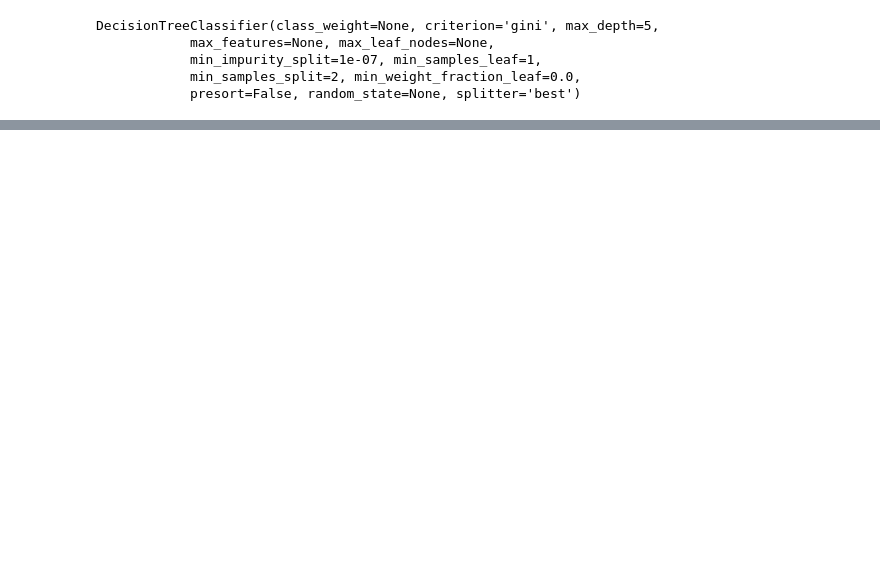
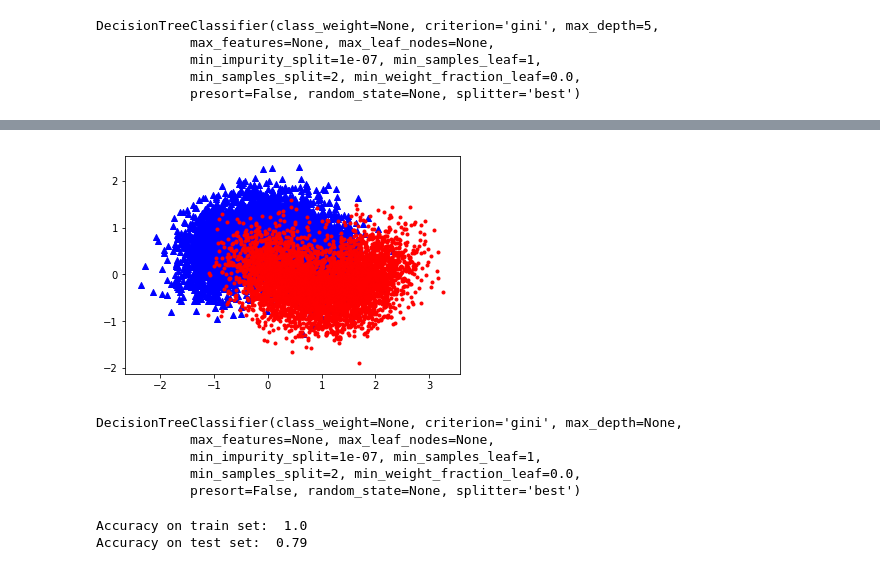
Before and after one commit to adamscarlat/hands-on-ML-with-Scikit-Learn-and-Tensorflow, a Jupyter notebook: JupyterNotebook/Decision Trees.ipynb, the cells around one changed output, grey strips where cells are left out. Saved outputs shown, nothing was run; the diff lists cells and outputs as text; code cells hidden in the pictures; blank space fills up the shorter version.

```diff
--- a/JupyterNotebook/Decision Trees.ipynb
+++ b/JupyterNotebook/Decision Trees.ipynb
@@ -68,0 +95,12 @@ plt.show()
+# %%
+#fine tuning a decision tree
+
+X, y = make_moons(n_samples=10000, noise=0.4)
+x0_0 = X[y == 0][:,0]; x1_0 = X[y == 0][:,1];
+x0_1 = X[y == 1][:,0]; x1_1 = X[y == 1][:,1]
+
+plt.scatter(x0_0, x1_0, marker='^', c='b')
+plt.scatter(x0_1, x1_1, marker='.', c='r')
+plt.show()
+# %% [output]
+[figure, added]
@@ -68,0 +111,19 @@ plt.show()
+# %%
+tree_clf = tree.DecisionTreeClassifier()
+tree_clf.fit(X_train, y_train)
+# %% [output]
+DecisionTreeClassifier(class_weight=None, criterion='gini', max_depth=None,
+            max_features=None, max_leaf_nodes=None,
+            min_impurity_split=1e-07, min_samples_leaf=1,
+            min_samples_split=2, min_weight_fraction_leaf=0.0,
+            presort=False, random_state=None, splitter='best')
+# %%
+from sklearn.metrics import accuracy_score
+
+y_pred = tree_clf.predict(X_test)
+
+print ('Accuracy on train set: ', tree_clf.score(X_train, y_train))
+print ('Accuracy on test set: ', accuracy_score(y_test, y_pred))
+# %% [output]
+Accuracy on train set:  1.0
+Accuracy on test set:  0.79
```
Also changed, not shown: parts of 9 cells of this notebook.
